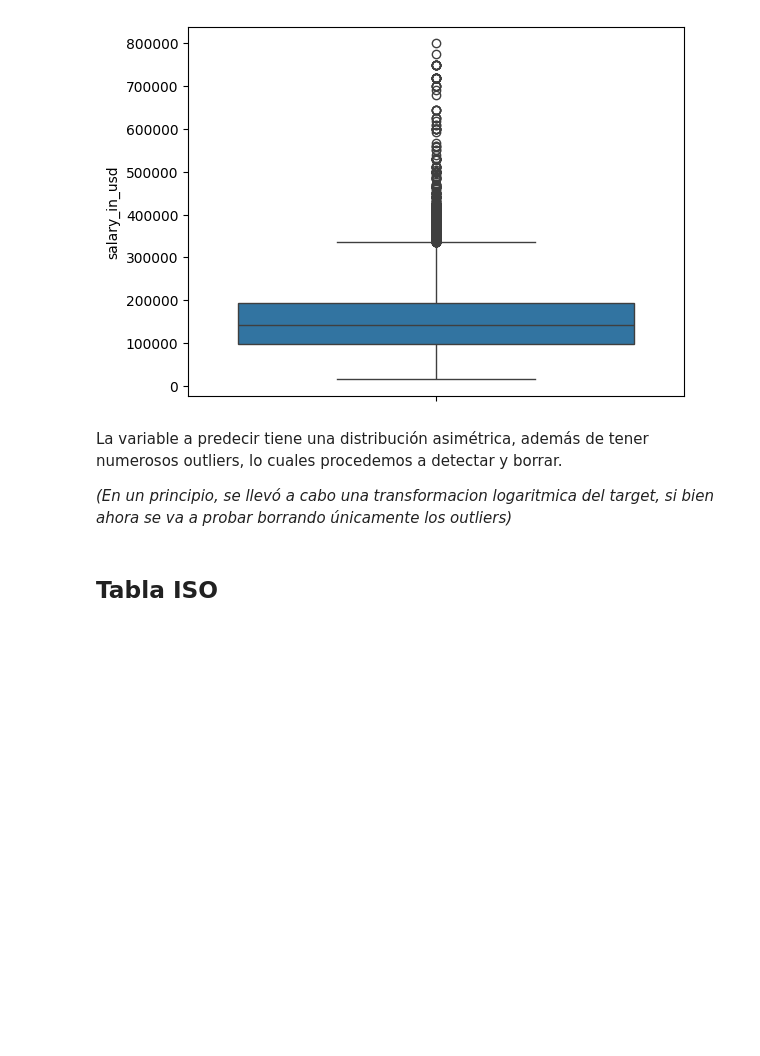
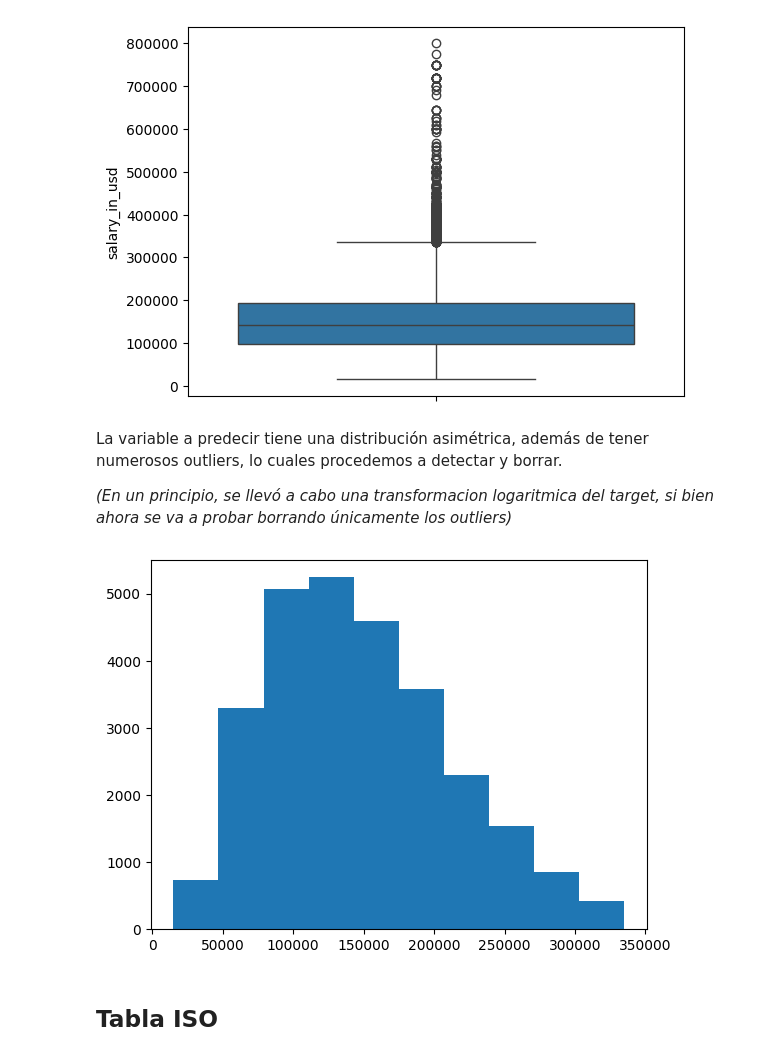
Before and after one commit to tacedo97/ML-AI-Salary-Prediction, a Jupyter notebook: notebooks/02_LimpiezaEDA.ipynb, the cells around one changed output. Cells and saved outputs as stored; diff of their text form; code cells hidden in the pictures; blank space fills up the shorter version.

```diff
--- a/notebooks/02_LimpiezaEDA.ipynb
+++ b/notebooks/02_LimpiezaEDA.ipynb
@@ -134,6 +122,10 @@ drop_outliers(salaries_df, "salary_in_usd")
 # %%
 #Guardamos la tabla adaotada de los salarios
 salaries_df.to_csv("data/processed/unique_salaries_sin_outliers.csv", index=False)
+# %%
+plt.hist(salaries_df["salary_in_usd"]);
+# %% [output]
+[figure, added]
 # %% [markdown]
 ## Tabla ISO
 # %%
```
Also changed, not shown: parts of 1 cell of this notebook.
